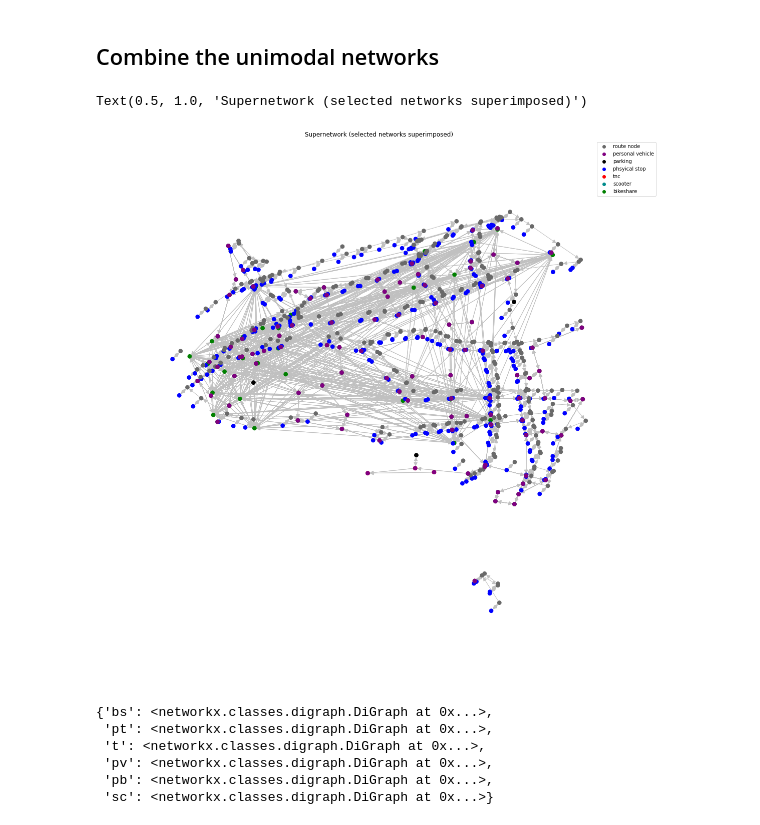
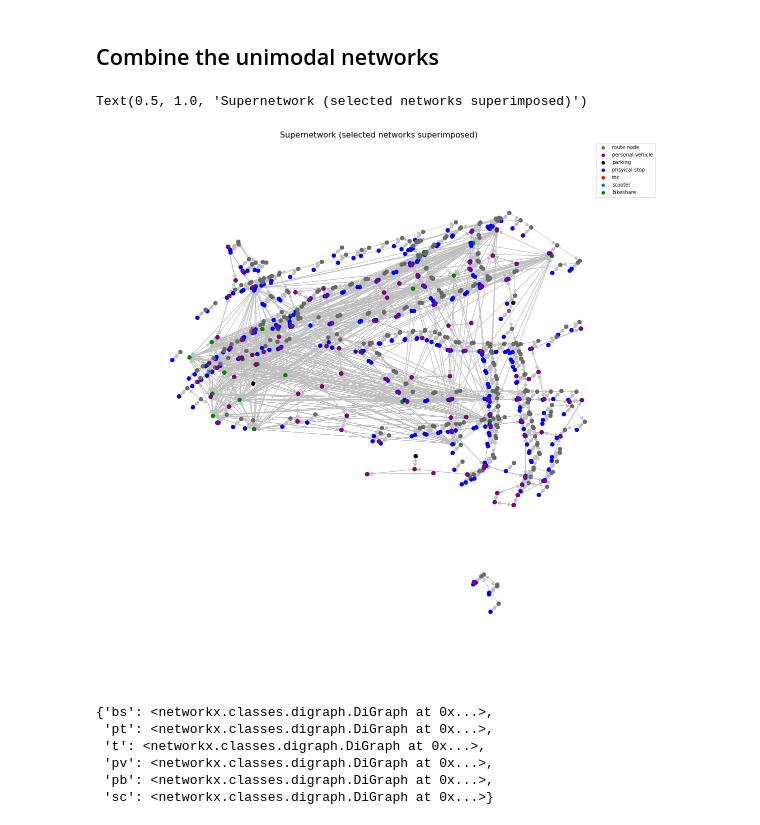
Before and after one commit to lgraff/Multimodal-Accessibility_notebooks, a Jupyter notebook: PGH_network.ipynb, the cells around one changed output. Saved outputs shown, nothing was run; the diff lists cells and outputs as text; code cells hidden in the pictures.

```diff
--- a/PGH_network.ipynb
+++ b/PGH_network.ipynb
@@ -1002,13 +1002,13 @@ def node_color_list(G):
 # %%
 node_cmap = {'phsyical stop':'blue', 'route node':'dimgray', 'scooter':'darkcyan', 'bikeshare':'green',
              'tnc':'red', 'personal vehicle':'purple', 'parking':'black'}
 node_color = node_color_list(G_u)
 ax = draw_graph(G_u, node_color, node_cmap, 'silver')
-ax.set_title('Supernetwork (selected networks superimposed)')
+ax.set_title('Supernetwork (selected networks superimposed)', fontsize=16)
 # as expected, the networks overlap
 # %% [output]
 Text(0.5, 1.0, 'Supernetwork (selected networks superimposed)')
-[figure, old version]
+[figure, new version]
 # %%
 # Let's adjust the supernetwork to see if it still looks right
 # %%
```
Also changed, not shown: parts of 17 cells of this notebook.
